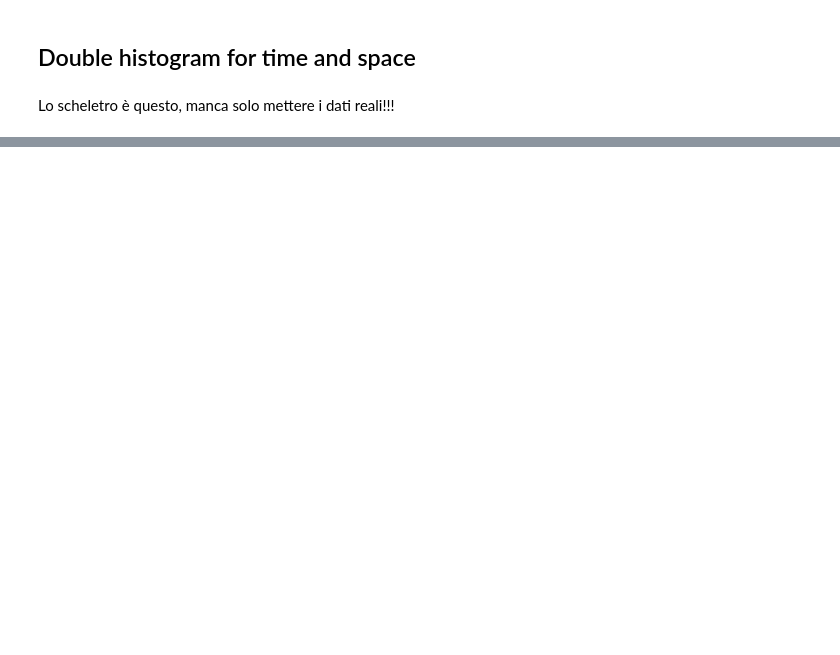
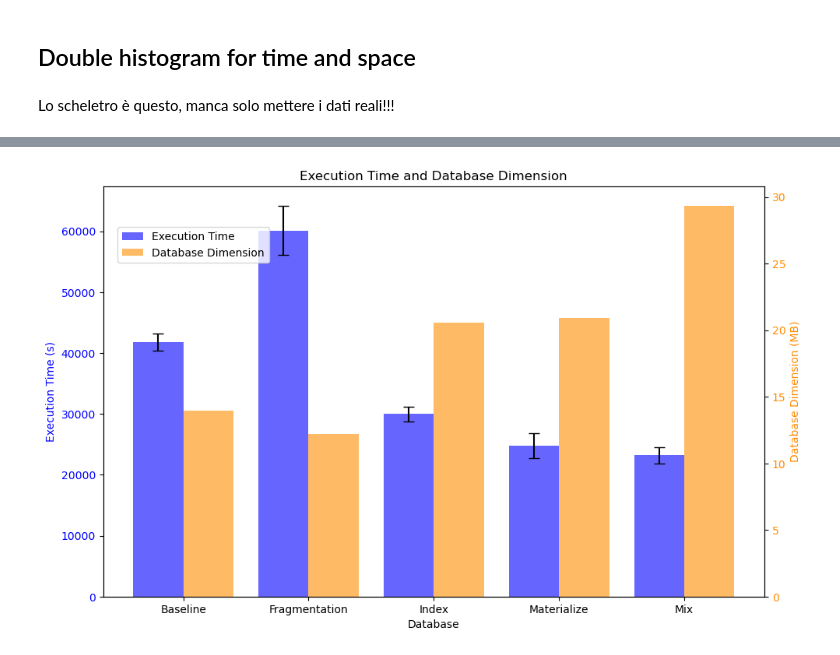
Before and after one commit to ValentinisAlessio/DM_Final_Project, a Jupyter notebook: plots.ipynb, the cells around one changed output, grey strips where cells are left out. Cells and saved outputs as stored; diff of their text form; code cells hidden in the pictures; blank space fills up the shorter version.

Commit message:
Barplots

```diff
--- a/plots.ipynb
+++ b/plots.ipynb
@@ -355,0 +347,9 @@ plt.show()
+# %%
+df_q1_plot = df_q1.groupby('Method').mean().reset_index()
+df_q1_plot['Std'] = df_q1.groupby('Method').std().reset_index()['Execution Time [ms]']
+df_q1_plot.loc[df_q1_plot['Method'] == 'Baseline', 'db_dimension [GB]'] = 13.98
+df_q1_plot.loc[df_q1_plot['Method'] == 'Fragmentation', 'db_dimension [GB]'] = 12.22
+df_q1_plot.loc[df_q1_plot['Method'] == 'Index', 'db_dimension [GB]'] = 20.55
+df_q1_plot.loc[df_q1_plot['Method'] == 'Materialize', 'db_dimension [GB]'] = 6.93+13.98
+df_q1_plot.loc[df_q1_plot['Method'] == 'Mix', 'db_dimension [GB]'] = 29.33
+df_q1_plot
@@ -355,0 +363,6 @@ plt.show()
+# %%
+plot_double_barplot(df_q1_plot, save=False)
+
+plt.show()
+# %% [output]
+[figure, added]
```
Also changed, not shown: parts of 18 cells of this notebook, 1 other file.
